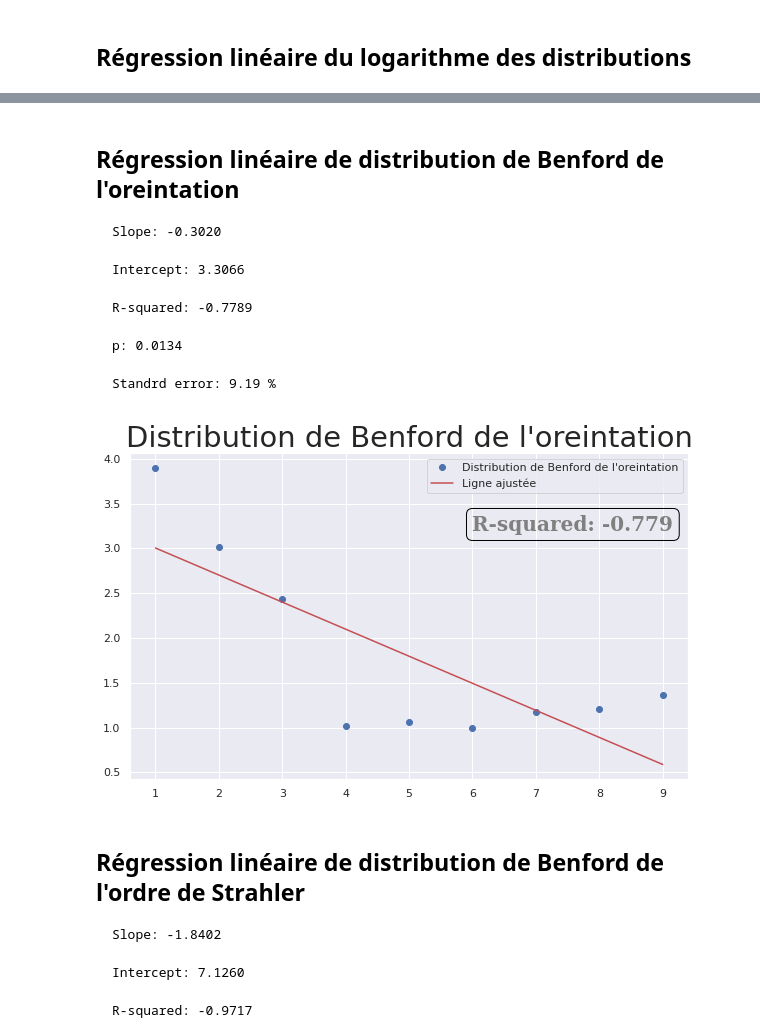
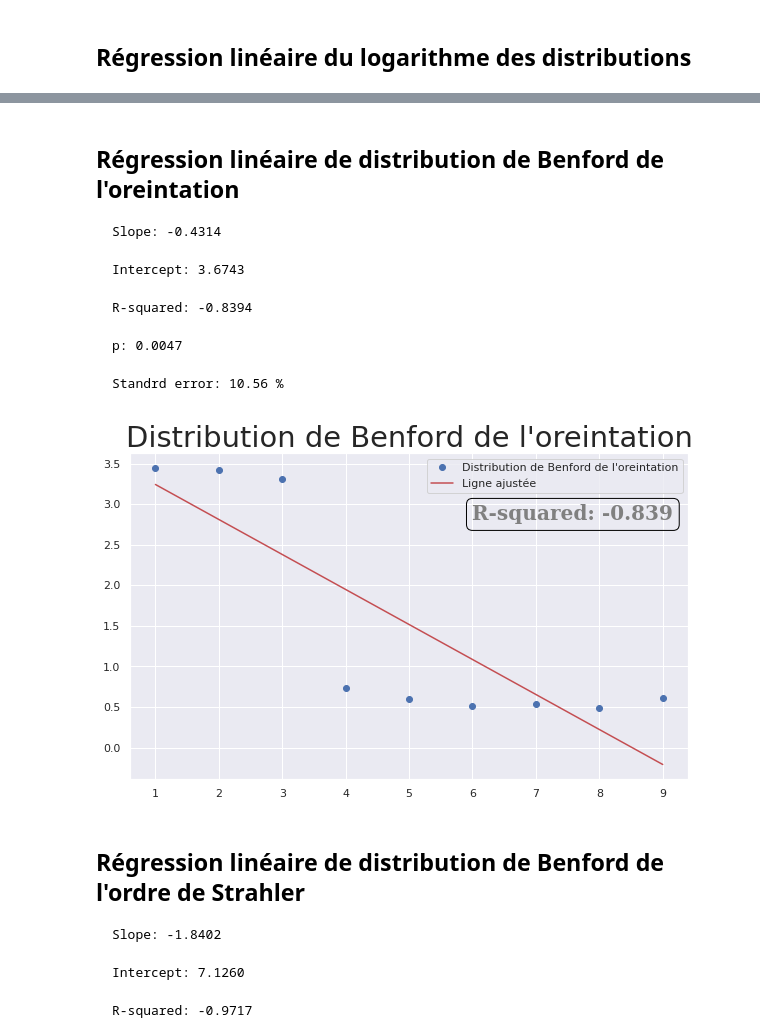
Before and after one commit to ayoubft/Benford_DEM, a Jupyter notebook: Benford_DEM-full.ipynb, the cells around one changed output, grey strips where cells are left out. Saved outputs shown, nothing was run; the diff lists cells and outputs as text; code cells hidden in the pictures.

```diff
--- a/Benford_DEM-full.ipynb
+++ b/Benford_DEM-full.ipynb
@@ -134,11 +134,7 @@ band1 = dem.read(1).flatten()
 
 f1 = count_leading_digits(band1)
 
-n = sum(f1)
-ff1 = []
-for i in range(len(f1)):
-    ff1.append(100*f1[i]/n)
-
+ff1 = frequency_leading_digits(f1)
 
 print_distribution_leading_digits(f1)
 # %% [output]
@@ -449,16 +437,3 @@ ASPECT
 
 {'driver': 'GTiff', 'dtype': 'float32', 'nodata': -9999.0, 'width': 4687, 'height': 3207, 'count': 1, 'crs': CRS.from_epsg(32632), 'transform': Affine(0.3001530000000024, 0.0, 310946.796760818,
        0.0, -0.3001530000000221, 5170200.44282133), 'tiled': False, 'interleave': 'band'}
-# %%
-# Reading the first band (not from zero!) of the dem
-band1 = dem1.read(1).flatten()
-
-f1 = count_leading_digits(band1)
-
-n = sum(f1)
-ff1 = []
-for i in range(len(f1)):
-    ff1.append(100*f1[i]/n)
-
-
-print_distribution_leading_digits(f1)
@@ -551,0 +482,9 @@ digit | frequency
+# %%
+# Reading the first band (not from zero!) of the aspect
+band3 = asp.read(1).flatten() # 2d array
+
+f3 = count_leading_digits(band3)
+
+ff3 = frequency_leading_digits(f3)
+
+print_distribution_leading_digits(f3)
@@ -638,40 +614,40 @@ Régression linéaire de distribution de Benford de la pente
 y = np.log(ff3)
 slope, intercept, r, p, std_err = stats.linregress(X, y)
 
 printmd(f"""
 <h2>
 Régression linéaire de distribution de Benford de l'oreintation
 </h2>
 
     Slope: {slope:.4f}\n
     Intercept: {intercept:.4f}\n
     R-squared: {r:.4f}\n
     p: {p:.4f}\n
     Standrd error: {100*std_err:.2f} %
 """)
 
 plt.figure(figsize=(10, 6))
 plt.plot(X, y, 'o', label='Distribution de Benford de l\'oreintation')
 plt.plot(X, intercept + slope*X, 'r', label='Ligne ajustée')
 plt.legend()
 plt.title('Distribution de Benford de l\'oreintation', size=29)
-plt.text(6, 3.2,  f'R-squared: {r:.3f}', fontdict=font, bbox=box);
+plt.text(6, 2.8,  f'R-squared: {r:.3f}', fontdict=font, bbox=box);
 # %% [output]
 
 <h2>
 Régression linéaire de distribution de Benford de l'oreintation
 </h2>
 
-    Slope: -0.3020
+    Slope: -0.4314
 
-    Intercept: 3.3066
+    Intercept: 3.6743
 
-    R-squared: -0.7789
+    R-squared: -0.8394
 
-    p: 0.0134
+    p: 0.0047
 
-    Standrd error: 9.19 %
+    Standrd error: 10.56 %
-[figure, old version]
+[figure, new version]
 # %%
 y = np.log(ff4)
 slope, intercept, r, p, std_err = stats.linregress(X, y)
```
Also changed, not shown: parts of 16 cells of this notebook.
